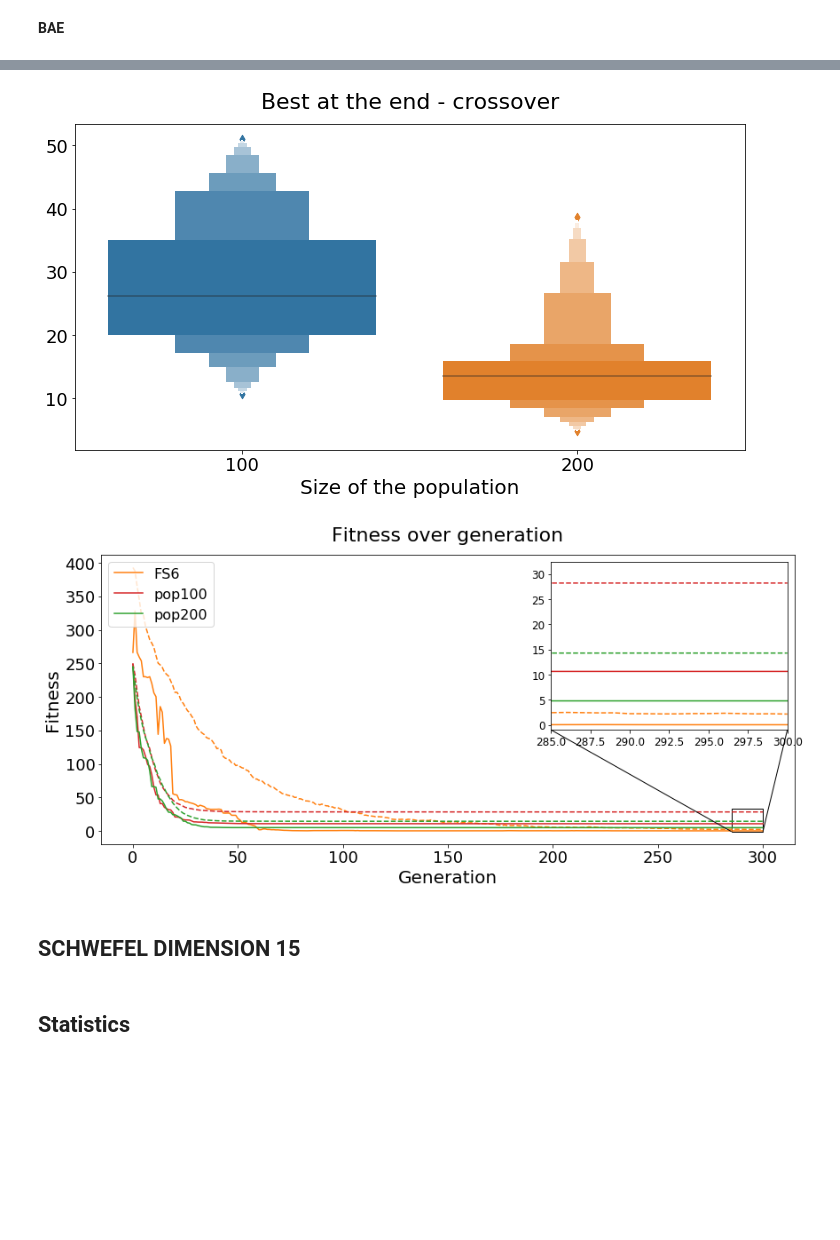
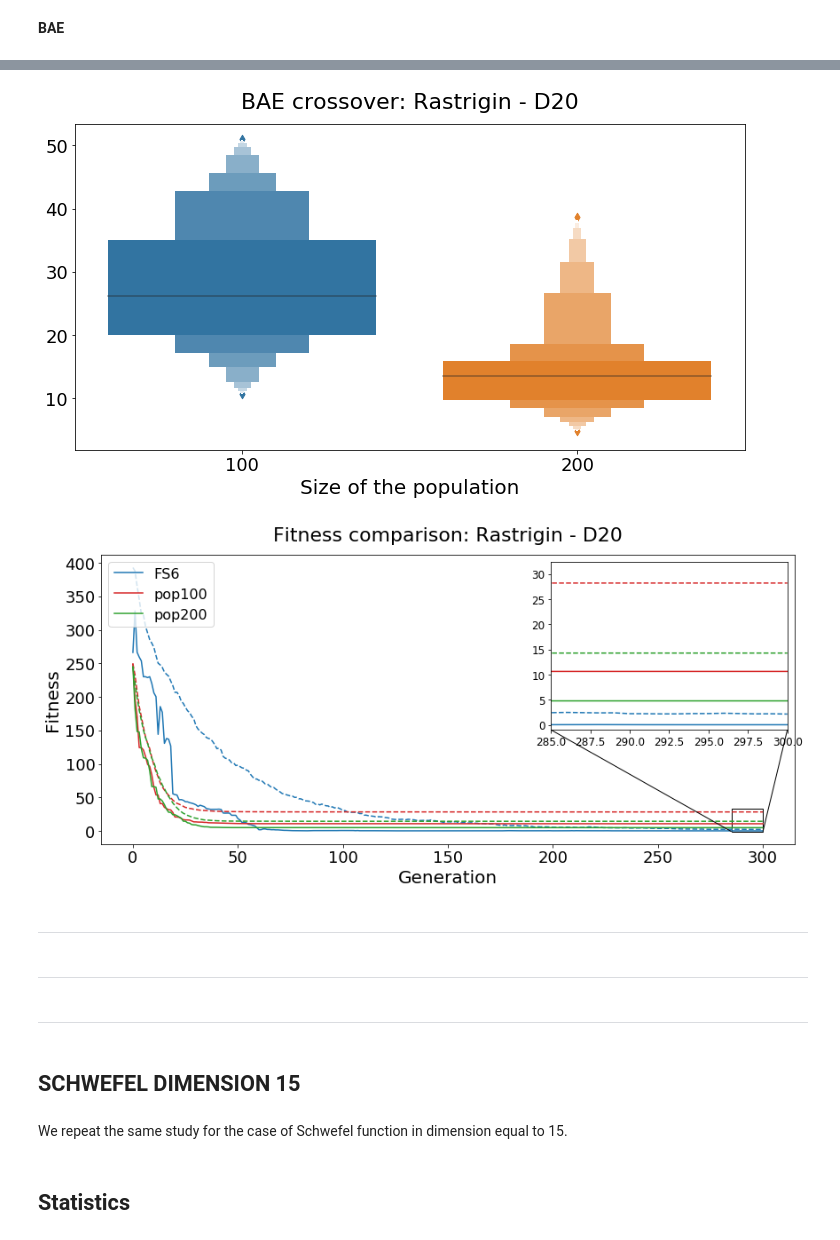
Before and after one commit to eleonoragatti44/Transposition-ECProject, a Jupyter notebook: analysis.ipynb, the cells around one changed output, grey strips where cells are left out. Drawn from its saved outputs; the diff is of its cells as text; code cells hidden in the pictures; blank space fills up the shorter version.

```diff
--- a/analysis.ipynb
+++ b/analysis.ipynb
@@ -349,13 +345,13 @@ pop200 = get_data('Results/Rastrigin/D20/rastrigin_crossover_D20_bea_pop200.dat'
 df_cross = pd.DataFrame({'100':pop100, '200':pop200})
 ax = sns.boxenplot(data=df_cross)
 
-ax.set_title('Best at the end - crossover', pad=15)
+ax.set_title('BAE crossover: Rastrigin - D20', pad=15)
 ax.set_xlabel('Size of the population')
 
 
 plt.savefig('Figure/box_rastrigin_crossover_D20.pdf', dpi=400)
 # %% [output]
-[figure, old version]
+[figure, new version]
 # %%
 pop100 = get_data('Results/Rastrigin/D20/rastrigin_crossover_D20_pop100.dat')
 pop200 = get_data('Results/Rastrigin/D20/rastrigin_crossover_D20_pop200.dat')
@@ -363,42 +359,50 @@ pop200 = get_data('Results/Rastrigin/D20/rastrigin_crossover_D20_pop200.dat')
 fig, ax = plt.subplots(figsize=(14,6))
 axins = zoomed_inset_axes(ax, zoom=7.5, loc=1)
 
-ax.plot(fs6[0], label='FS6', c='tab:orange')
-ax.plot(fs6[1], c='tab:orange', linestyle='dashed')
-axins.plot(fs6[0], label='FS6', c='tab:orange')
-axins.plot(fs6[1], c='tab:orange', linestyle='dashed')
+ax.plot(fs6[0], label='FS6', c='tab:blue')
+ax.plot(fs6[1], c='tab:blue', linestyle='dashed')
+axins.plot(fs6[0], label='FS6', c='tab:blue')
+axins.plot(fs6[1], c='tab:blue', linestyle='dashed')
 
 
 ax.plot(pop100[0], label='pop100', c='tab:red')
 ax.plot(pop100[1], c='tab:red', linestyle='dashed')
 axins.plot(pop100[0], label='pop100', c='tab:red')
 axins.plot(pop100[1], c='tab:red', linestyle='dashed')
 
 ax.plot(pop200[0], label='pop200', c='tab:green')
 ax.plot(pop200[1], c='tab:green', linestyle='dashed')
 axins.plot(pop200[0], label='pop200', c='tab:green')
 axins.plot(pop200[1], c='tab:green', linestyle='dashed')
 
 # zoom
 
 x1, x2, y1, y2 = 285, 300, -1, 32.5
 axins.set_xlim(x1, x2)
 axins.set_ylim(y1, y2)
 axins.tick_params(axis='both', labelsize=12)
 mark_inset(ax, axins, loc1=3, loc2=4);
 
-ax.set_title('Fitness over generation', pad=15)
+ax.set_title('Fitness comparison: Rastrigin - D20', pad=15)
 ax.set_xlabel('Generation')
 ax.set_ylabel('Fitness')
 ax.legend(loc='upper left', fontsize=16)
 
 plt.savefig('Figure/fitness_rastrigin_confrontation_D20.pdf', dpi=400)
 #plt.xlim(0,500)
 #plt.ylim(0,10)
 # %% [output]
-[figure, old version]
+[figure, new version]
+# %% [markdown]
+---
+# %% [markdown]
+---
+# %% [markdown]
+---
 # %% [markdown]
 ## SCHWEFEL DIMENSION 15
+# %% [markdown]
+We repeat the same study for the case of Schwefel function in dimension equal to 15.
 # %% [markdown]
 ## Statistics
 # %%
```
Also changed, not shown: parts of 25 cells of this notebook, 18 other files.
